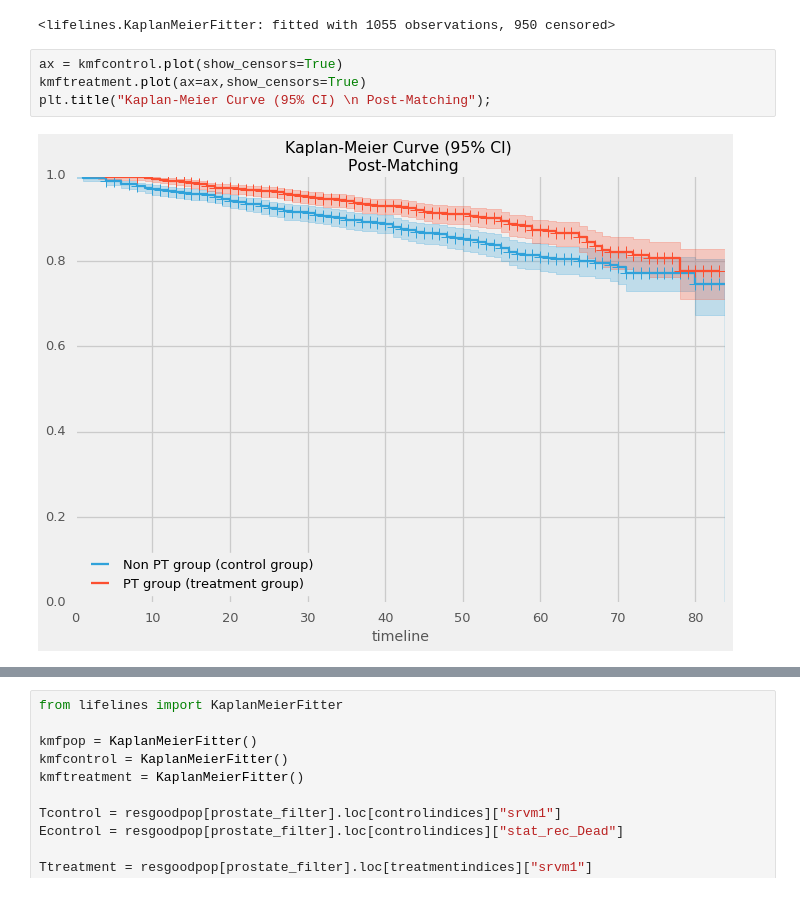
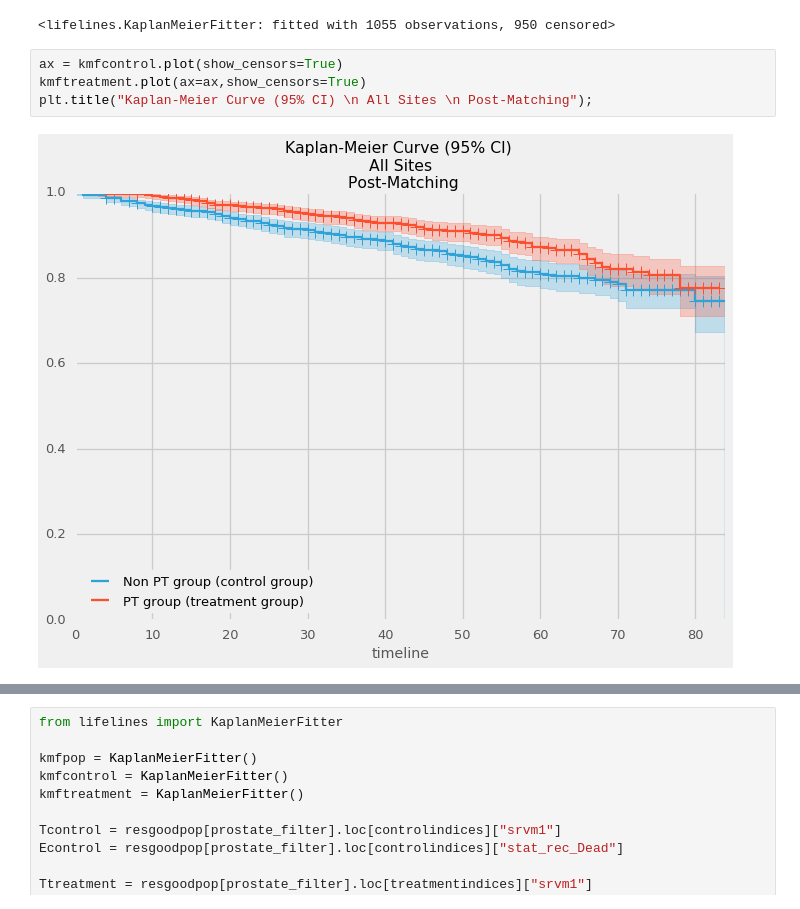
Before and after one commit to doolingdavid/IBA, a Jupyter notebook: SITESKMCURVES.ipynb, the cells around one changed output, grey strips where cells are left out. Saved outputs shown, nothing was run; the diff lists cells and outputs as text.

```diff
--- a/SITESKMCURVES.ipynb
+++ b/SITESKMCURVES.ipynb
@@ -214,6 +239,6 @@ kmftreatment.fit(Ttreatment, event_observed=Etreatment, label='PT group (treatme
 # %%
 ax = kmfcontrol.plot(show_censors=True)
 kmftreatment.plot(ax=ax,show_censors=True)
-plt.title("Kaplan-Meier Curve (95% CI) \n Post-Matching");
+plt.title("Kaplan-Meier Curve (95% CI) \n All Sites \n Post-Matching");
 # %% [output]
-[figure, old version]
+[figure, new version]
```
Also changed, not shown: parts of 9 cells of this notebook.
